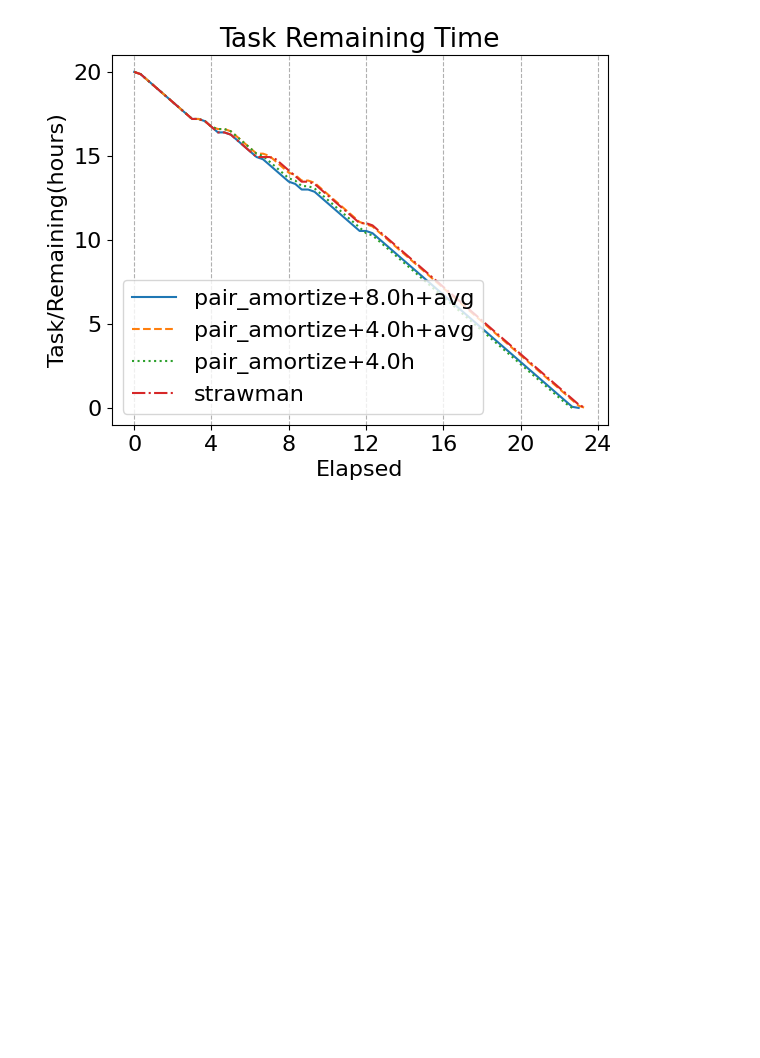
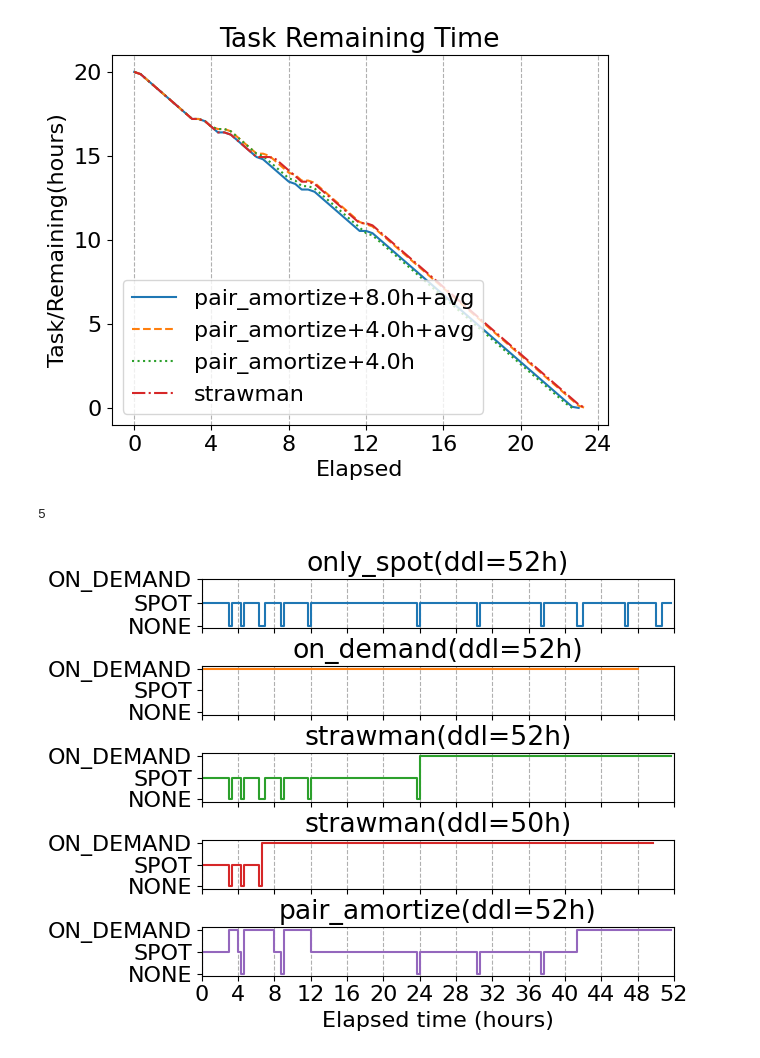
Before and after one commit to Michaelvll/skypilot-spot-strategy, a Jupyter notebook: scripts/plot.ipynb, the cells around one changed output. Cells and saved outputs as stored; diff of their text form; code cells hidden in the pictures; blank space fills up the shorter version.

Commit message:
correct pair_amortize

```diff
--- a/scripts/plot.ipynb
+++ b/scripts/plot.ipynb
@@ -131,14 +140,8 @@ ax[0].grid(True, which='major', axis='x', linestyle='--')
 # %%
-TAGS = []
-DDLs = {24}
-STRATEGIES = {'strawman', 'pair_amortize'}
-
-run_dfs = filter_runs(TAGS, DDLs, STRATEGIES)
-print(len(run_dfs))
 
 LINE_STYLES = ['-', '--', ':', '-.', ':']
 cmap = plt.get_cmap("tab10")
-def plot_y(run_dfs, y_name='ClusterType', is_step_plot=True, separate_ax=False):
+def plot_y(run_dfs, y_name='ClusterType', is_step_plot=True, separate_ax=False, show_detailed_config=True, show_ddl=False):
     if separate_ax:
         fig, ax = plt.subplots(len(run_dfs))
     else:
@@ -149,11 +152,14 @@ def plot_y(run_dfs, y_name='ClusterType', is_step_plot=True, separate_ax=False):
         config = run.config
         strategy = config['strategy_metadata']['name']
         pair_interval_str = ''
-        if 'pair_interval' in config['strategy_metadata']:
+        if 'pair_interval' in config['strategy_metadata'] and show_detailed_config:
             pair_interval = config['strategy_metadata']['pair_interval']
             pair_interval_str = f'+{pair_interval/3600}h'
-        use_avg_gain = '+avg' if 'use_avg_gain' in config and config['strategy_metadata']['use_avg_gain'] else ''
+        use_avg_gain = '+avg' if 'use_avg_gain' in config and config['strategy_metadata']['use_avg_gain'] and show_detailed_config else ''
+        ddl = f'{run.config["deadline_hours"]}h'
         label = f'{strategy}{pair_interval_str}{use_avg_gain}'
+        if show_ddl:
+            label += f'(ddl={ddl})'
         drawstyle = 'steps-pre' if is_step_plot else None
         linestyle = LINE_STYLES[i%len(LINE_STYLES)] if not separate_ax else '-'
         sns.lineplot(x=df['Elapsed'] / 3600, y=df[y_name], label=label,
@@ -196,3 +200,31 @@ ax[0].set_xticks(list(range(0, 25, 4)))
 ax[0].grid(True, which='major', axis='x', linestyle='--')
 # %% [output]
 [figure]
+# %%
+TAGS = []
+NOT_TAGS = ['hidden']
+DDLS = [50, 52]
+STRATEGIES = ['only_spot', 'on_demand', 'strawman', 'pair_amortize']
+trace_names = ['1.json']
+run_dfs = filter_runs(TAGS, DDLS, STRATEGIES, task_durations=[48], trace_names=trace_names)
+print(len(run_dfs))
+run_dfs = sorted(run_dfs, key=lambda x: STRATEGIES.index(x[0].config['strategy_metadata']['name']))
+# %% [output]
+5
+# %%
+fig, ax = plot_y(run_dfs, y_name='ClusterType', separate_ax=True, show_detailed_config=False, show_ddl=True)
+for x in ax:
+    x.set_yticks([1, 2, 3])
+    x.set_yticklabels([ClusterType(i).name for i in [1, 2, 3]])
+    x.set_ylabel('')
+    #  ax.set_title(f'')
+    x.set_xlim((0, 52))
+    x.set_xticks(list(range(0, 53, 4)))
+    x.grid(True, which='major', axis='x', linestyle='--')
+    x.set_xticklabels([''] * 14)
+    x.set_xlabel('')
+ax[-1].set_xlabel('Elapsed time (hours)')
+ax[-1].set_xticklabels(list(range(0, 53, 4)))
+fig.tight_layout(pad=0)
+# %% [output]
+[figure, added]
```
Also changed, not shown: parts of 9 cells of this notebook, 5 other files.
